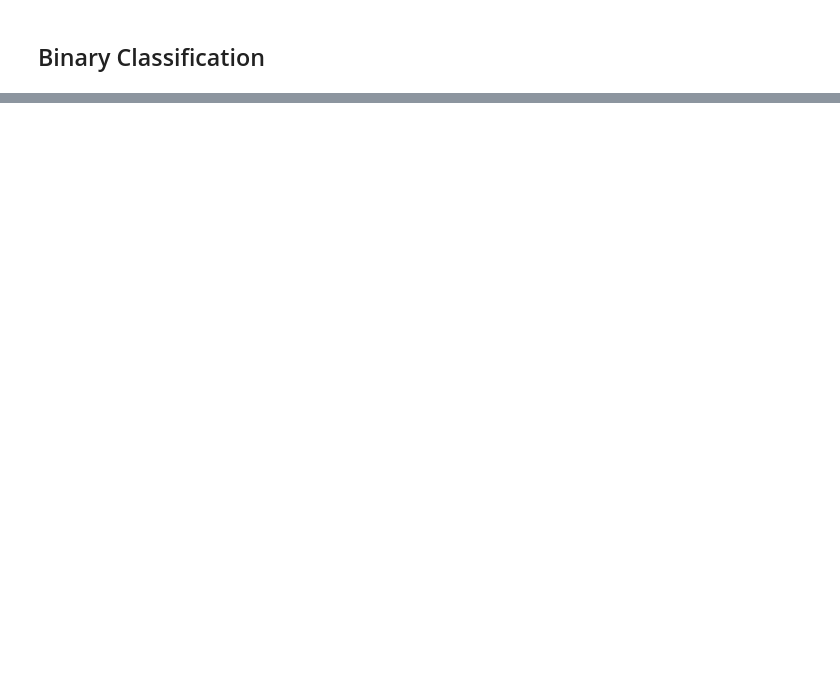
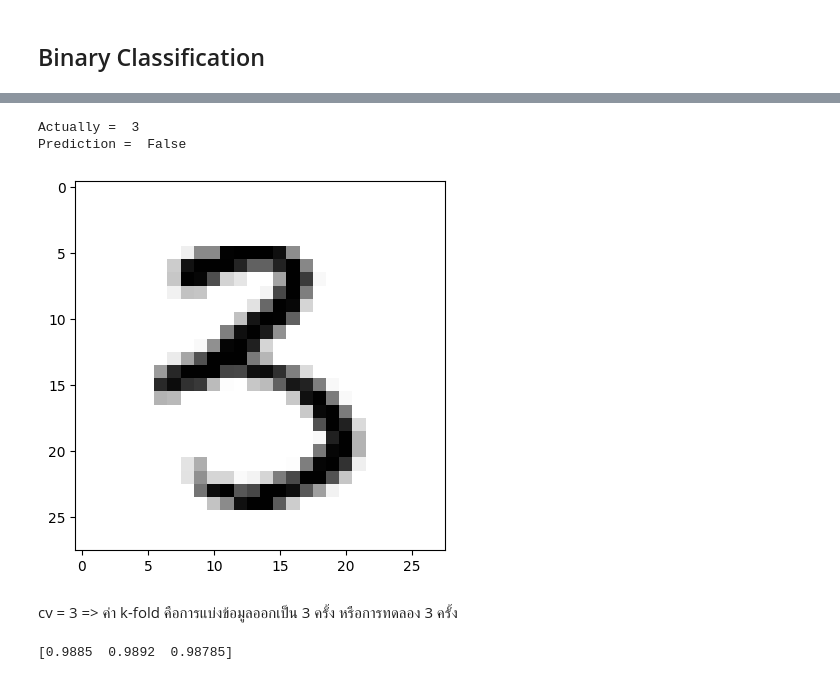
Before and after one commit to MphBc/1-Github, a Jupyter notebook: Machine_Learning.ipynb, the cells around one changed output, grey strips where cells are left out. Drawn from its saved outputs; the diff is of its cells as text; code cells hidden in the pictures; blank space fills up the shorter version.

```diff
--- a/Machine_Learning.ipynb
+++ b/Machine_Learning.ipynb
@@ -357,0 +388,13 @@ print(y_train_0)
+# %%
+displayPredict(sgd_clf,y_test[predict_number],x_test[predict_number])
+# %% [output]
+Actually =  3
+Prediction =  False
+[figure, added]
+# %% [markdown]
+cv = 3 => ค่า k-fold คือการแบ่งข้อมูลออกเป็น 3 ครั้ง หรือการทดลอง 3 ครั้ง
+# %%
+score =  cross_val_score(sgd_clf,x_train,y_train_0,cv=3,scoring="accuracy")
+print(score)
+# %% [output]
+[0.9885  0.9892  0.98785]
```
Also changed, not shown: parts of 9 cells of this notebook.
